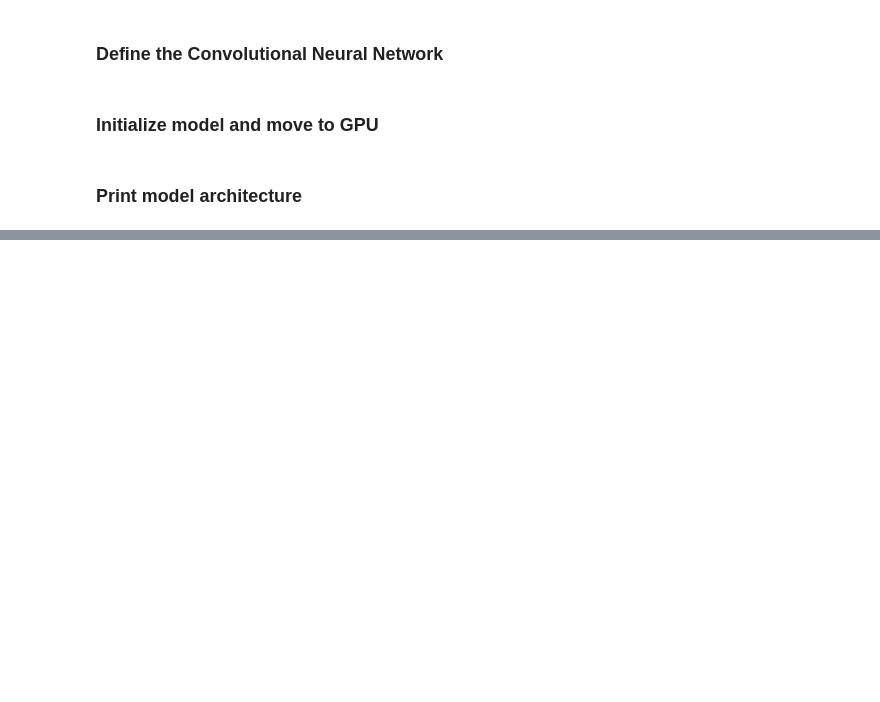
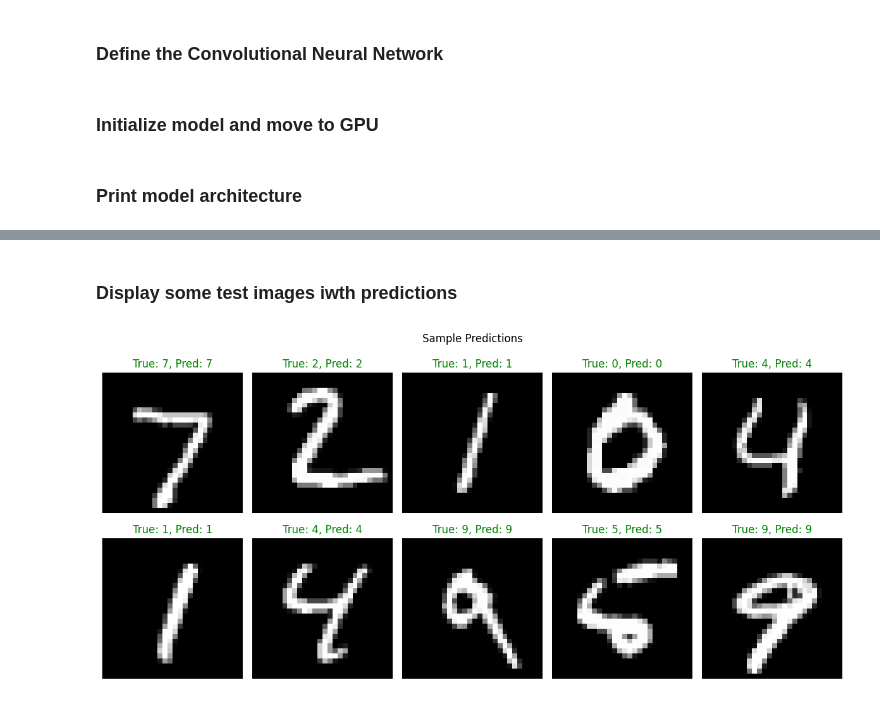
Before and after one commit to bhishanmahat/handwritten_digit_recognition, a Jupyter notebook: cnn.ipynb, the cells around one changed output, grey strips where cells are left out. Saved outputs shown, nothing was run; the diff lists cells and outputs as text; code cells hidden in the pictures; blank space fills up the shorter version.

```diff
--- a/cnn.ipynb
+++ b/cnn.ipynb
@@ -123,0 +269,24 @@ print(model)
+# %% [markdown]
+### Display some test images iwth predictions
+# %%
+model.eval()
+with torch.no_grad():
+    data, target = next(iter(test_loader))
+    data, target = data.to(device), target.to(device)
+    output = model(data)
+    _, predicted = torch.max(output, 1)
+
+# Show first 10 images
+fig_pred, axes_pred = plt.subplots(2, 5, figsize=(12, 6))
+for i in range(10):
+    ax = axes_pred[i//5, i%5]
+    img = data[i].cpu().squeeze().numpy()
+    ax.imshow(img, cmap='gray')
+    color = 'green' if predicted[i] == target[i] else 'red'
+    ax.set_title(f'True: {target[i].item()}, Pred: {predicted[i].item()}', color=color)
+    ax.axis('off')
+fig_pred.suptitle('Sample Predictions')
+fig_pred.tight_layout()
+plt.show()
+# %% [output]
+[figure, added]
```
Also changed, not shown: parts of 19 cells of this notebook, 1 other file.
